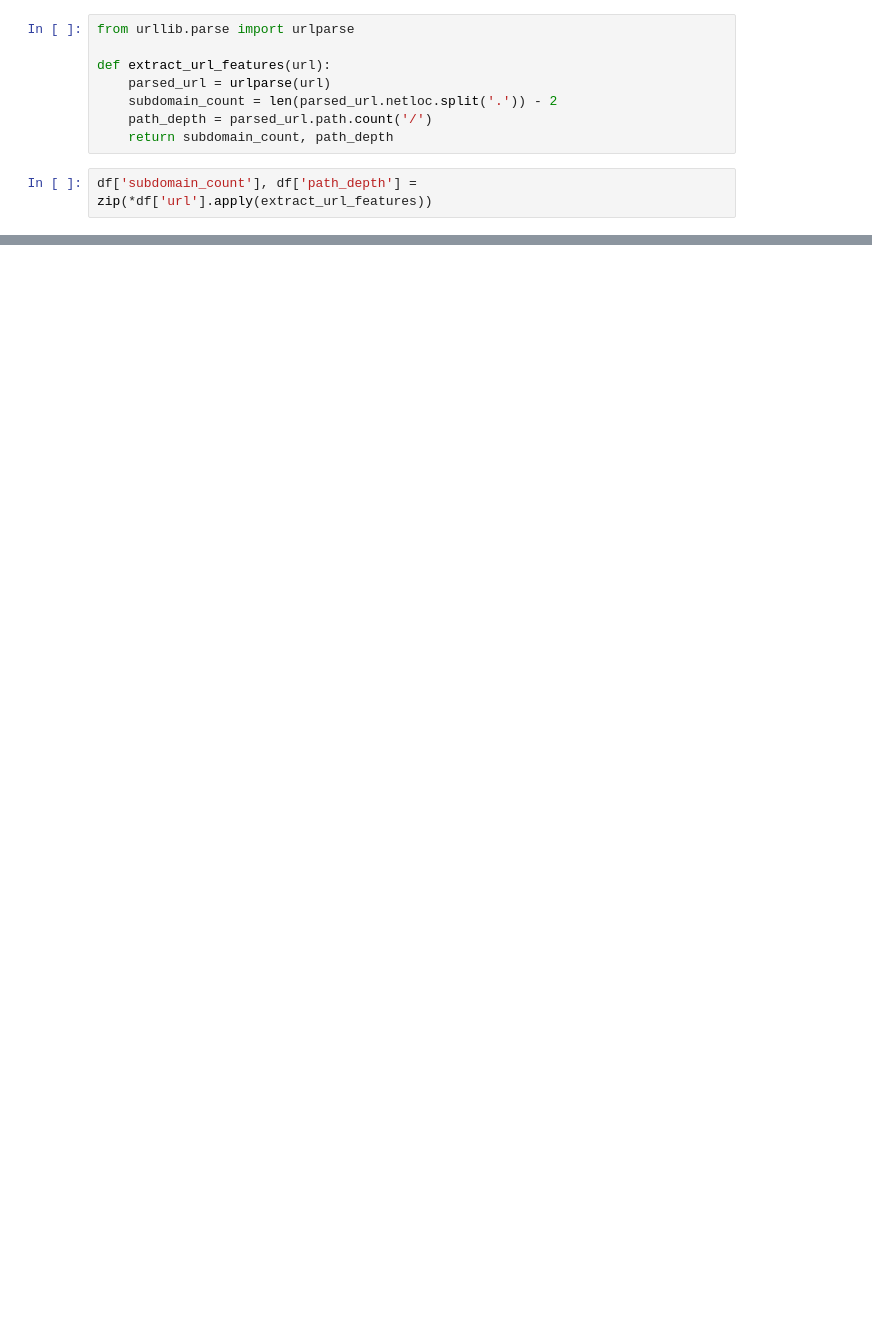
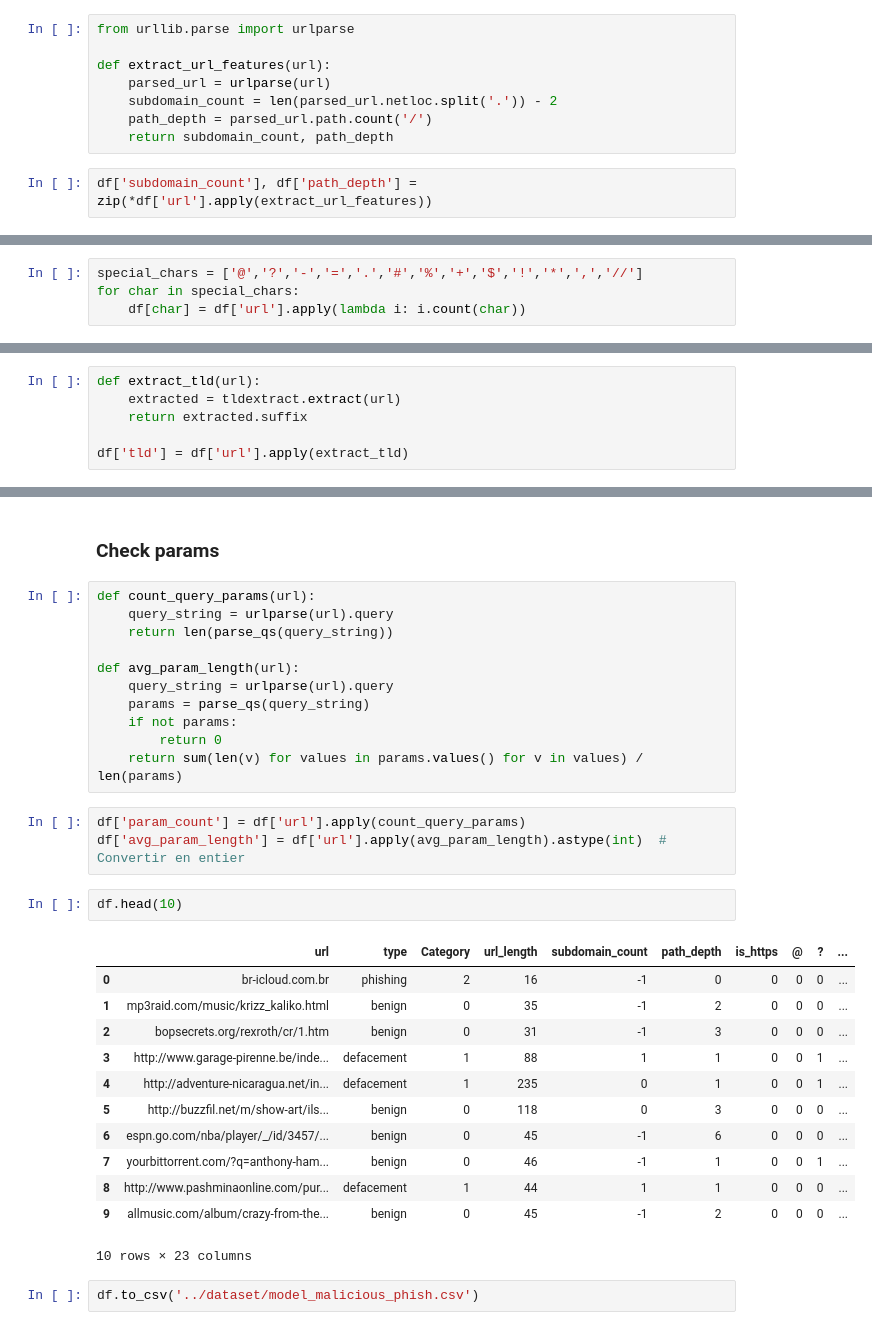
Before and after one commit to neevaiti/SafeURL-model, a Jupyter notebook: notebook/02_visualization.ipynb, the cells around one changed output, grey strips where cells are left out. Cells and saved outputs as stored; diff of their text form; blank space fills up the shorter version.

Commit message:
🌟feat: finish feature engineering dataset

```diff
--- a/notebook/02_visualization.ipynb
+++ b/notebook/02_visualization.ipynb
@@ -64,0 +90,4 @@ df.head()
+# %%
+special_chars = ['@','?','-','=','.','#','%','+','$','!','*',',','//']
+for char in special_chars:
+    df[char] = df['url'].apply(lambda i: i.count(char))
@@ -64,0 +105,6 @@ df.head()
+# %%
+def extract_tld(url):
+    extracted = tldextract.extract(url)
+    return extracted.suffix
+
+df['tld'] = df['url'].apply(extract_tld)
@@ -64,0 +139,33 @@ df.head()
+# %% [markdown]
+### Check params
+# %%
+def count_query_params(url):
+    query_string = urlparse(url).query
+    return len(parse_qs(query_string))
+
+def avg_param_length(url):
+    query_string = urlparse(url).query
+    params = parse_qs(query_string)
+    if not params:
+        return 0
+    return sum(len(v) for values in params.values() for v in values) / len(params)
+# %%
+df['param_count'] = df['url'].apply(count_query_params)
+df['avg_param_length'] = df['url'].apply(avg_param_length).astype(int)  # Convertir en entier
+# %%
+df.head(10)
+# %% [output]
+|  | url | type | Category | url_length | subdomain_count | path_depth | is_https | @ | ? | ... |
+| 0 | br-icloud.com.br | phishing | 2 | 16 | -1 | 0 | 0 | 0 | 0 | ... |
+| 1 | mp3raid.com/music/krizz_kaliko.html | benign | 0 | 35 | -1 | 2 | 0 | 0 | 0 | ... |
+| 2 | bopsecrets.org/rexroth/cr/1.htm | benign | 0 | 31 | -1 | 3 | 0 | 0 | 0 | ... |
+| 3 | http://www.garage-pirenne.be/inde... | defacement | 1 | 88 | 1 | 1 | 0 | 0 | 1 | ... |
+| 4 | http://adventure-nicaragua.net/in... | defacement | 1 | 235 | 0 | 1 | 0 | 0 | 1 | ... |
+| 5 | http://buzzfil.net/m/show-art/ils... | benign | 0 | 118 | 0 | 3 | 0 | 0 | 0 | ... |
+| 6 | espn.go.com/nba/player/_/id/3457/... | benign | 0 | 45 | -1 | 6 | 0 | 0 | 0 | ... |
+| 7 | yourbittorrent.com/?q=anthony-ham... | benign | 0 | 46 | -1 | 1 | 0 | 0 | 1 | ... |
+| 8 | http://www.pashminaonline.com/pur... | defacement | 1 | 44 | 1 | 1 | 0 | 0 | 0 | ... |
+| 9 | allmusic.com/album/crazy-from-the... | benign | 0 | 45 | -1 | 2 | 0 | 0 | 0 | ... |
+10 rows × 23 columns
+# %%
+df.to_csv('../dataset/model_malicious_phish.csv')
```
Also changed, not shown: parts of 15 cells of this notebook.
